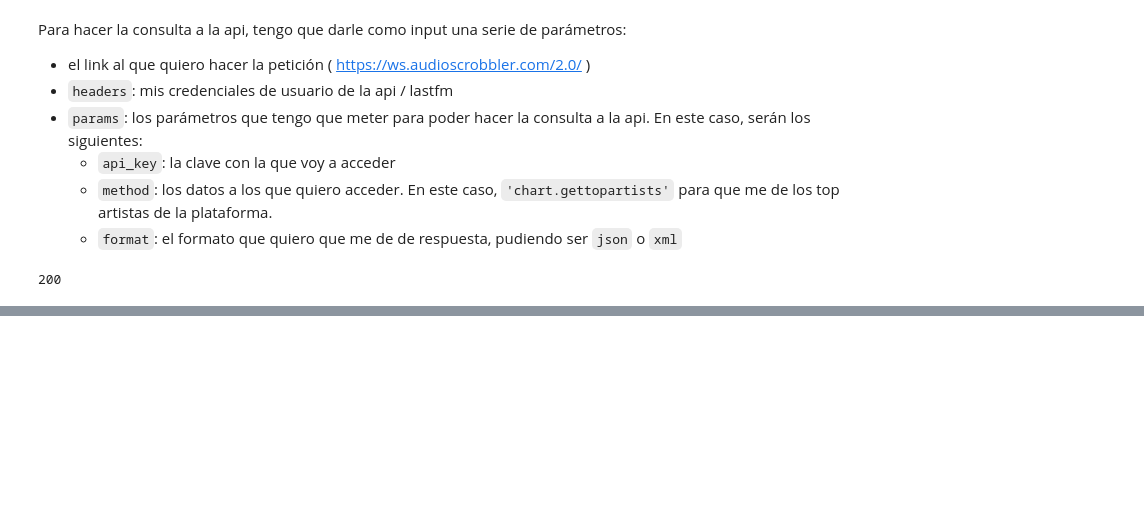
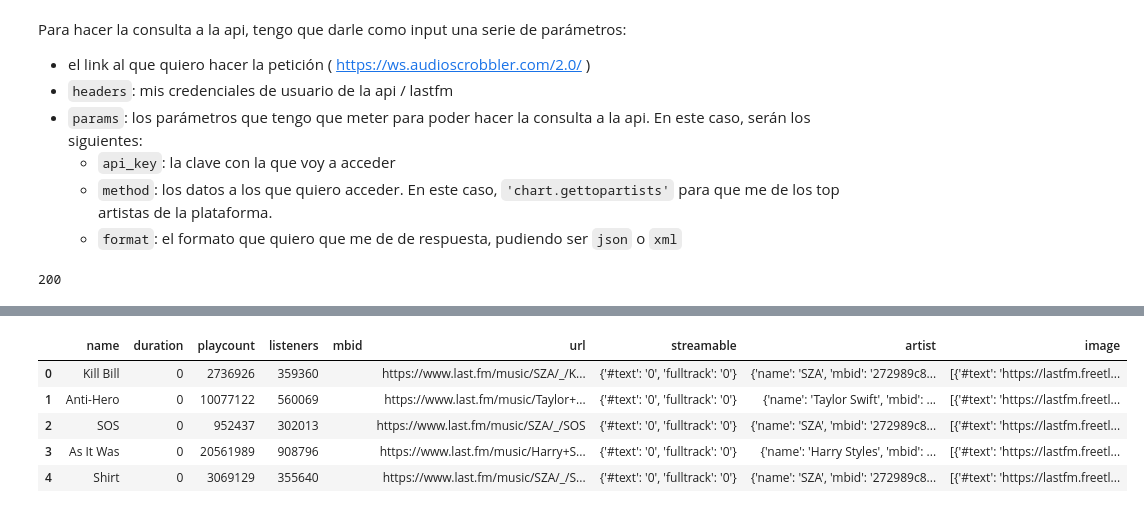
Before and after one commit to Ironhack-Data-Madrid-PartTime-Oct22/lab-APIs, a Jupyter notebook: solutions.ipynb, the cells around one changed output, grey strips where cells are left out. Saved outputs shown, nothing was run; the diff lists cells and outputs as text; code cells hidden in the pictures; blank space fills up the shorter version.

```diff
--- a/solutions.ipynb
+++ b/solutions.ipynb
@@ -37,7 +37,7 @@ headers = {
 
 params = {
     'api_key': api,
-    'method': 'chart.gettopartists',
+    'method': 'chart.getTopTracks',
     'format': 'json'
 }
 
@@ -171,0 +120,31 @@ artists.to_csv('artists_with_tags.csv')
+# %%
+## voy a intentar obtener la info de los tracks por cada una de las páginas
+tqdm.pandas()
+
+responses = [] ## almacenaré cada una de las peticiones por página en una lista
+
+page_inicio = 1
+#page_final = int(topTracks.json()['tracks']['@attr']['totalPages']) #sé el número máx de páginas de la consulta que hice anteriormente
+page_limit = int(topTracks.json()['tracks']['@attr']['perPage']) #sé el número de artistas que tengo por página
+page_final = 10 ## lo introduzco a mano para que no se me pete la consulta
+
+for page in tqdm(range(page_inicio, page_final)):
+    if page <= page_final:
+        ## cambio los parámetros de entrada
+        params = {
+            'method': 'chart.gettoptracks',
+            'limit': page_limit,
+            'page': page
+        }
+
+        ## hago la petición con los nuevos parámetros
+        res = getLastFMData(params)
+
+        ## puedo sacar la página por la que voy
+        page = int(res.json()['tracks']['@attr']['page'])
+
+        ## añado las respuesta a la lista
+        responses.append(res)
+
+        ## le sumo uno a la página para que avance
+        page += 1
@@ -171,0 +176,9 @@ artists.to_csv('artists_with_tags.csv')
+# %%
+pd.DataFrame(responses[0].json()['tracks']['track']).head()
+# %% [output]
+|  | name | duration | playcount | listeners | mbid | url | streamable | artist | image |
+| 0 | Kill Bill | 0 | 2736926 | 359360 |  | https://www.last.fm/music/SZA/_/K... | {'#text': '0', 'fulltrack': '0'} | {'name': 'SZA', 'mbid': '272989c8... | [{'#text': 'https://lastfm.freetl... |
+| 1 | Anti-Hero | 0 | 10077122 | 560069 |  | https://www.last.fm/music/Taylor+... | {'#text': '0', 'fulltrack': '0'} | {'name': 'Taylor Swift', 'mbid': ... | [{'#text': 'https://lastfm.freetl... |
+| 2 | SOS | 0 | 952437 | 302013 |  | https://www.last.fm/music/SZA/_/SOS | {'#text': '0', 'fulltrack': '0'} | {'name': 'SZA', 'mbid': '272989c8... | [{'#text': 'https://lastfm.freetl... |
+| 3 | As It Was | 0 | 20561989 | 908796 |  | https://www.last.fm/music/Harry+S... | {'#text': '0', 'fulltrack': '0'} | {'name': 'Harry Styles', 'mbid': ... | [{'#text': 'https://lastfm.freetl... |
+| 4 | Shirt | 0 | 3069129 | 355640 |  | https://www.last.fm/music/SZA/_/S... | {'#text': '0', 'fulltrack': '0'} | {'name': 'SZA', 'mbid': '272989c8... | [{'#text': 'https://lastfm.freetl... |
```
Also changed, not shown: parts of 46 cells of this notebook.
